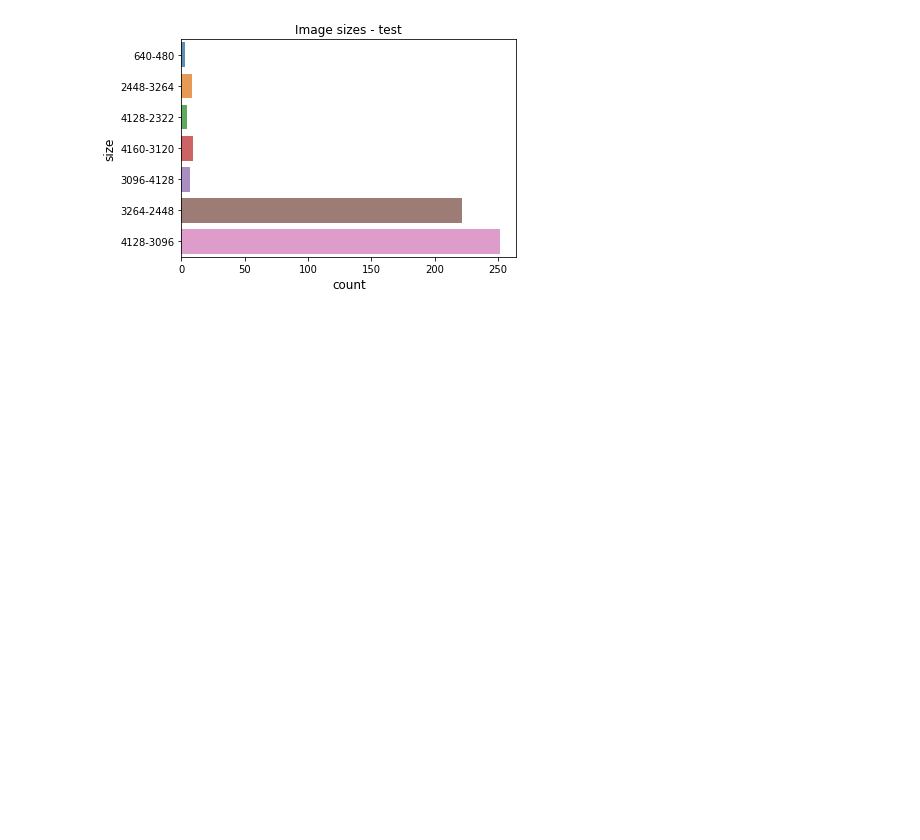
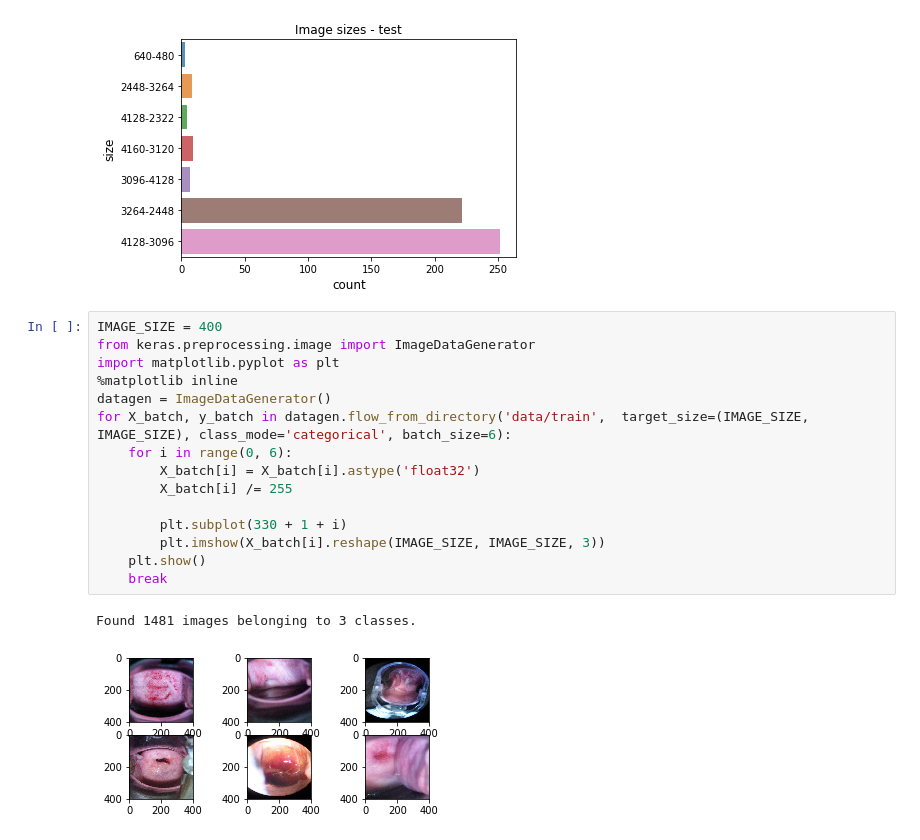
Before and after one commit to sergionoviello/udacity-mlnd-capstone, a Jupyter notebook: eda.ipynb, the cells around one changed output. Drawn from its saved outputs; the diff is of its cells as text; blank space fills up the shorter version.

```diff
--- a/eda.ipynb
+++ b/eda.ipynb
@@ -85,3 +85,21 @@ plt.title("Image sizes - test")
 plt.show()
 # %% [output]
 [figure]
+# %%
+IMAGE_SIZE = 400
+from keras.preprocessing.image import ImageDataGenerator
+import matplotlib.pyplot as plt
+%matplotlib inline
+datagen = ImageDataGenerator()
+for X_batch, y_batch in datagen.flow_from_directory('data/train',  target_size=(IMAGE_SIZE, IMAGE_SIZE), class_mode='categorical', batch_size=6):
+    for i in range(0, 6):
+        X_batch[i] = X_batch[i].astype('float32')
+        X_batch[i] /= 255
+
+        plt.subplot(330 + 1 + i)
+        plt.imshow(X_batch[i].reshape(IMAGE_SIZE, IMAGE_SIZE, 3))
+    plt.show()
+    break
+# %% [output]
+Found 1481 images belonging to 3 classes.
+[figure, added]
```
Also changed, not shown: 6 other files.
